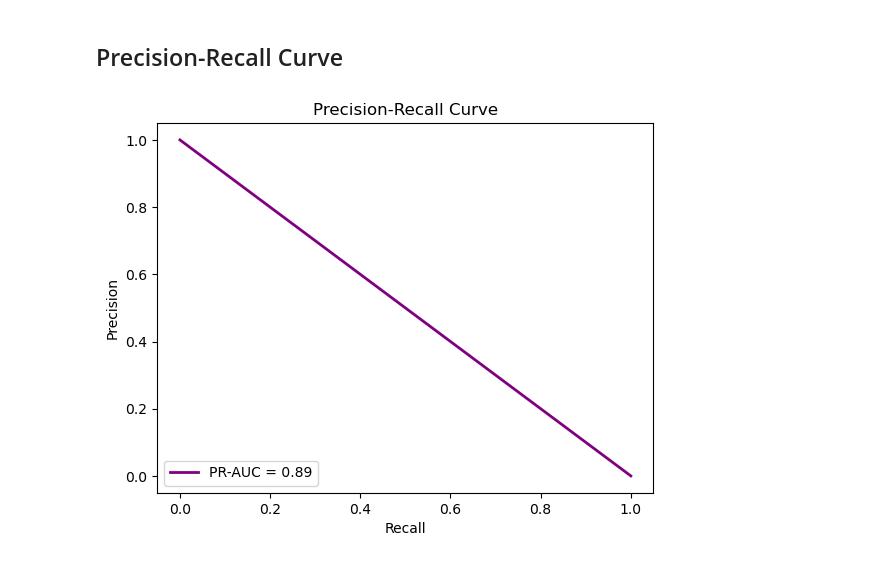
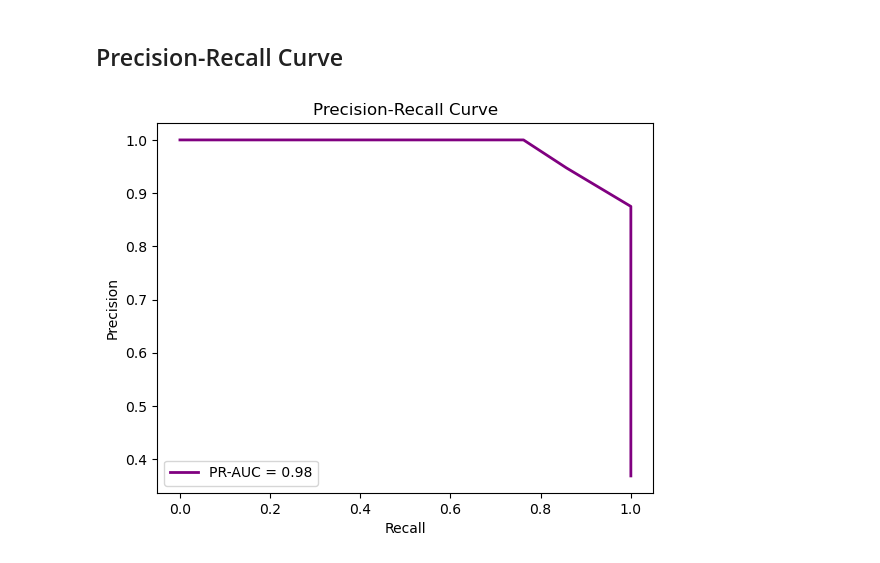
Before and after one commit to Stuepp/Breast-Cancer-Detection-Challange, a Jupyter notebook: Breast-Cancer-Detection.ipynb, the cells around one changed output. Saved outputs shown, nothing was run; the diff lists cells and outputs as text; code cells hidden in the pictures.

Commit message:
Fix on Precison Curve and Data split (now 90/10) and small fix on texts

```diff
--- a/Breast-Cancer-Detection.ipynb
+++ b/Breast-Cancer-Detection.ipynb
@@ -134,11 +131,11 @@ Risk if used incorrectly
 - Test Set: An overly optimistic or unreliable estimate of real-world performance.
 # %%
 # Divides (Tain vs Test+Validation)
-# First slipt. Tain - 80% ; Temp - 20%
+# First slipt. Tain - 90% ; Temp - 10%
 x_train, x_test , y_train, y_test = train_test_split(
   df[features],
   df[label],
-  test_size=0.2,
+  test_size=0.1,
   random_state=42,
   stratify=df[label] # Keeps the proportion of M/B
 )
@@ -368,17 +365,17 @@ In this scenario, choosing the optimal point isn't purely mathematical, it's a b
 # %% [markdown]
 ## Precision-Recall Curve
 # %%
-precision, recall, threshold_pr = mt.precision_recall_curve(y_test, y_proba_knn_final, pos_label='B')
+precision, recall, threshold_pr = mt.precision_recall_curve(y_test, y_proba_knn_final)
 
 pr_auc = mt.average_precision_score(y_test, y_proba_knn_final)
 
 # plot precision recall curve
 plt.plot(recall, precision, color='purple', lw=2, label=f'PR-AUC = {pr_auc:.2f}')
 plt.xlabel('Recall')
 plt.ylabel('Precision')
 plt.title('Precision-Recall Curve')
 plt.legend(loc='lower left')
 
 plt.show()
 # %% [output]
-[figure, old version]
+[figure, new version]
```
Also changed, not shown: parts of 8 cells of this notebook.
